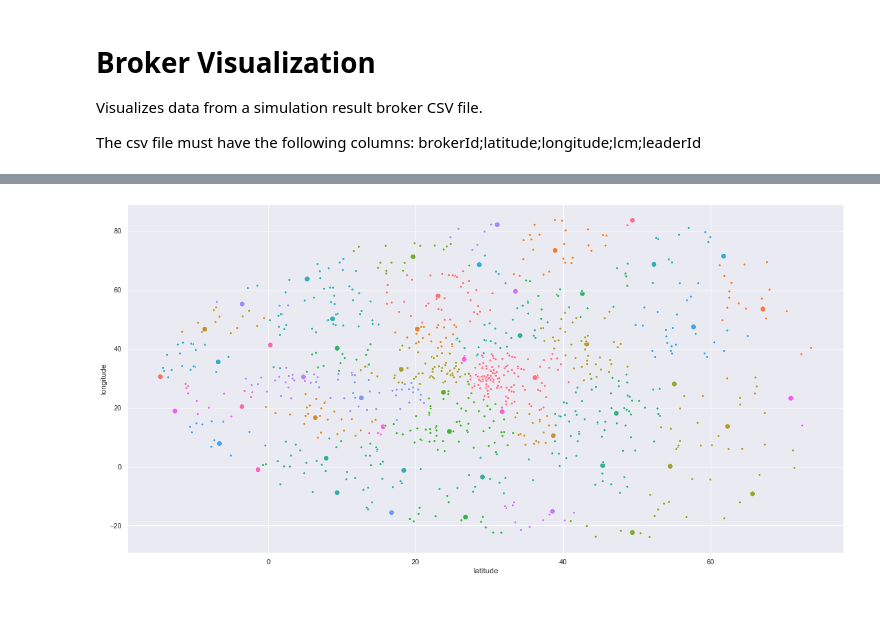
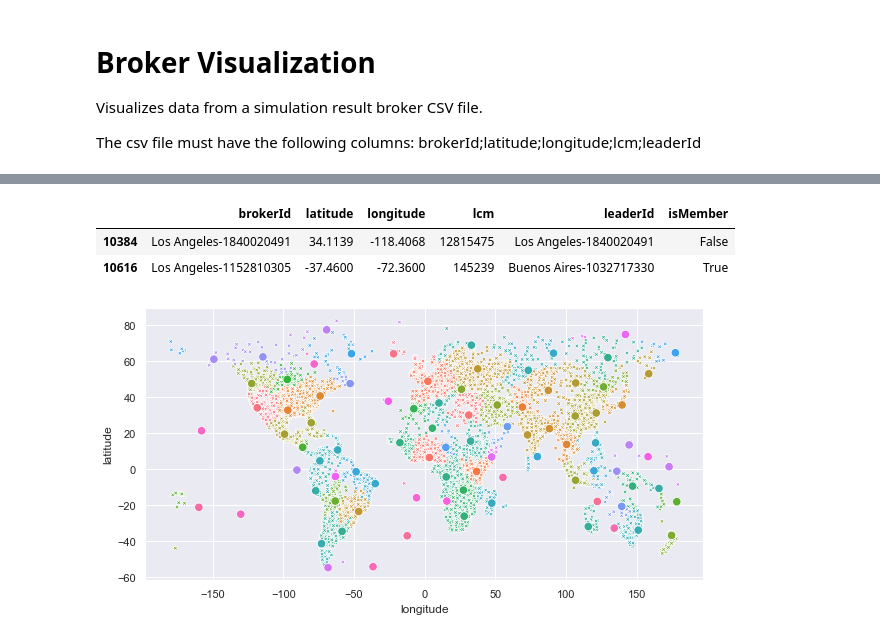
Before and after one commit to MoeweX/broadcast-group-simulation, a Jupyter notebook: visualization/BrokerVisualizer.ipynb, the cells around one changed output, grey strips where cells are left out. Saved outputs shown, nothing was run; the diff lists cells and outputs as text; code cells hidden in the pictures; blank space fills up the shorter version.

Commit message:
Visualize results of 160 simulations

```diff
--- a/visualization/BrokerVisualizer.ipynb
+++ b/visualization/BrokerVisualizer.ipynb
@@ -12,7 +12,7 @@ import seaborn as sns
 
 # vars
 dir = "../simulation-result"
-filename = "randomResult-100.0-1000-brokers"
+filename = "sim-30.0-12000-brokers"
 
 # computed vars
 input = dir + "/" + filename + ".csv"
@@ -21,6 +21,6 @@ print("Reading file from " + input)
 print("Writing file to " + output)
 
 # Configure seaborn
-sns.set(rc={'figure.figsize':(20,10)})
+sns.set(rc={'figure.figsize':(10,5)})
 print("seaborn configured")
 # %% [output]
@@ -55,5 +76,15 @@ filtered
+# %%
+# print out result row
+df[df["brokerId"].str.contains("Los Angeles")]
+# %% [output]
+|  | brokerId | latitude | longitude | lcm | leaderId | isMember |
+| 10384 | Los Angeles-1840020491 | 34.1139 | -118.4068 | 12815475 | Los Angeles-1840020491 | False |
+| 10616 | Los Angeles-1152810305 | -37.4600 | -72.3600 | 145239 | Buenos Aires-1032717330 | True |
 # %%
 # visualize
-ax = sns.scatterplot(x="latitude", y="longitude", hue="leaderId", size="isMember", legend=False, data=filtered)
+tmp = filtered
+tmp.sort_values("isMember", inplace=True, ascending=False)
+ax = sns.scatterplot(x="longitude", y="latitude", hue="leaderId", style="isMember", size="isMember", legend=False, data=tmp)
+ax.get_figure().savefig(output)
 # %% [output]
-[figure, old version]
+[figure, new version]
```
Also changed, not shown: parts of 3 cells of this notebook, 3 other files.
